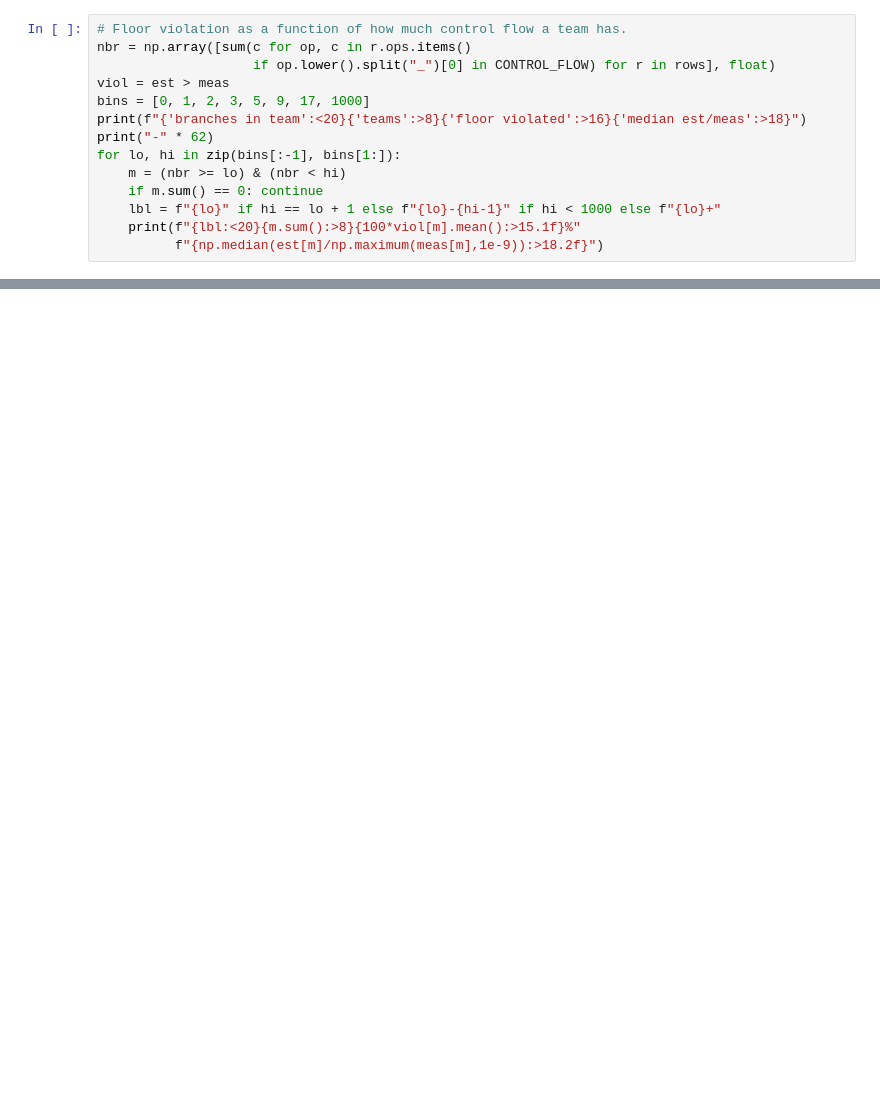
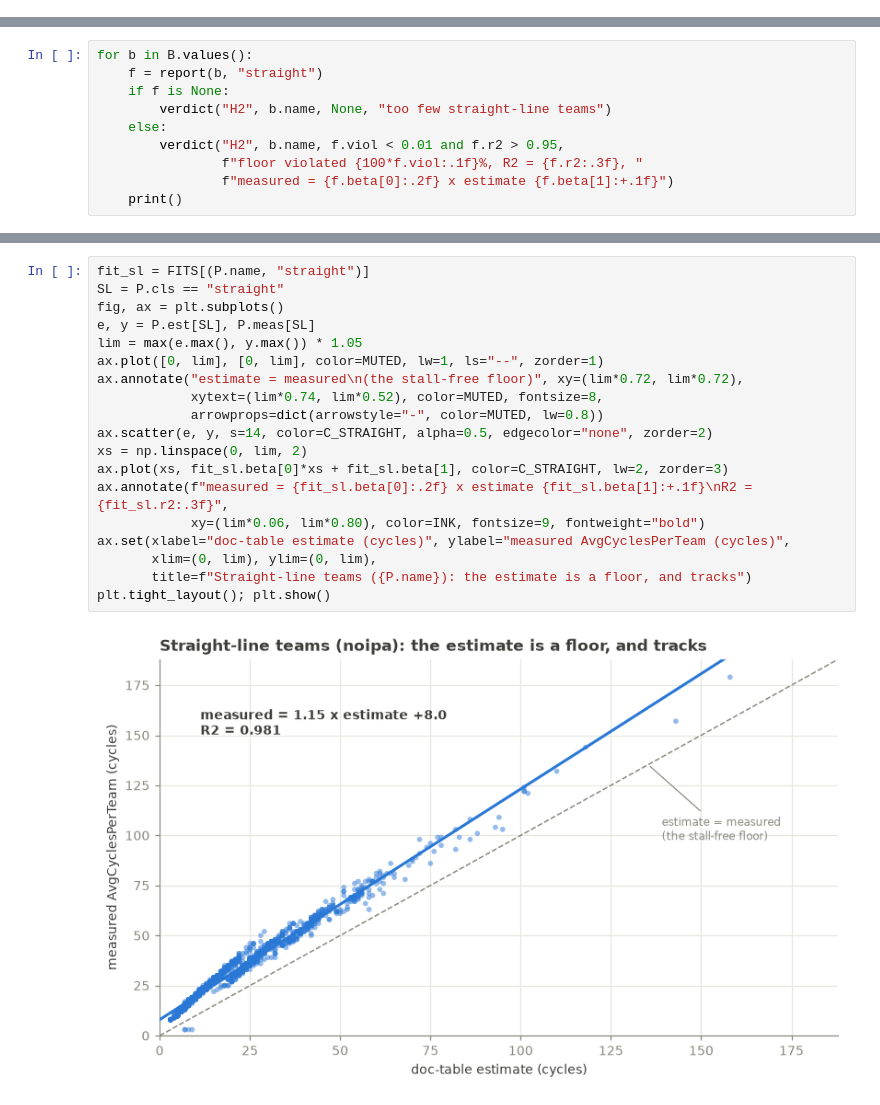
Before and after one commit to allpaul0/uarch_modeling_tpg, a Jupyter notebook: mechanistic_model.ipynb, the cells around one changed output, grey strips where cells are left out. Cells and saved outputs as stored; diff of their text form; blank space fills up the shorter version.

```diff
--- a/mechanistic_model.ipynb
+++ b/mechanistic_model.ipynb
@@ -322,14 +0,0 @@ plt.tight_layout(); plt.show()
-# %%
-# Floor violation as a function of how much control flow a team has.
-nbr = np.array([sum(c for op, c in r.ops.items()
-                    if op.lower().split("_")[0] in CONTROL_FLOW) for r in rows], float)
-viol = est > meas
-bins = [0, 1, 2, 3, 5, 9, 17, 1000]
-print(f"{'branches in team':<20}{'teams':>8}{'floor violated':>16}{'median est/meas':>18}")
-print("-" * 62)
-for lo, hi in zip(bins[:-1], bins[1:]):
-    m = (nbr >= lo) & (nbr < hi)
-    if m.sum() == 0: continue
-    lbl = f"{lo}" if hi == lo + 1 else f"{lo}-{hi-1}" if hi < 1000 else f"{lo}+"
-    print(f"{lbl:<20}{m.sum():>8}{100*viol[m].mean():>15.1f}%"
-          f"{np.median(est[m]/np.maximum(meas[m],1e-9)):>18.2f}")
@@ -807,0 +498,10 @@ mulh (straight-line teams -- doc: 4):
+# %%
+for b in B.values():
+    f = report(b, "straight")
+    if f is None:
+        verdict("H2", b.name, None, "too few straight-line teams")
+    else:
+        verdict("H2", b.name, f.viol < 0.01 and f.r2 > 0.95,
+                f"floor violated {100*f.viol:.1f}%, R2 = {f.r2:.3f}, "
+                f"measured = {f.beta[0]:.2f} x estimate {f.beta[1]:+.1f}")
+    print()
@@ -807,0 +520,21 @@ mulh (straight-line teams -- doc: 4):
+# %%
+fit_sl = FITS[(P.name, "straight")]
+SL = P.cls == "straight"
+fig, ax = plt.subplots()
+e, y = P.est[SL], P.meas[SL]
+lim = max(e.max(), y.max()) * 1.05
+ax.plot([0, lim], [0, lim], color=MUTED, lw=1, ls="--", zorder=1)
+ax.annotate("estimate = measured\n(the stall-free floor)", xy=(lim*0.72, lim*0.72),
+            xytext=(lim*0.74, lim*0.52), color=MUTED, fontsize=8,
+            arrowprops=dict(arrowstyle="-", color=MUTED, lw=0.8))
+ax.scatter(e, y, s=14, color=C_STRAIGHT, alpha=0.5, edgecolor="none", zorder=2)
+xs = np.linspace(0, lim, 2)
+ax.plot(xs, fit_sl.beta[0]*xs + fit_sl.beta[1], color=C_STRAIGHT, lw=2, zorder=3)
+ax.annotate(f"measured = {fit_sl.beta[0]:.2f} x estimate {fit_sl.beta[1]:+.1f}\nR2 = {fit_sl.r2:.3f}",
+            xy=(lim*0.06, lim*0.80), color=INK, fontsize=9, fontweight="bold")
+ax.set(xlabel="doc-table estimate (cycles)", ylabel="measured AvgCyclesPerTeam (cycles)",
+       xlim=(0, lim), ylim=(0, lim),
+       title=f"Straight-line teams ({P.name}): the estimate is a floor, and tracks")
+plt.tight_layout(); plt.show()
+# %% [output]
+[figure, added]
```
Also changed, not shown: parts of 76 cells of this notebook.
